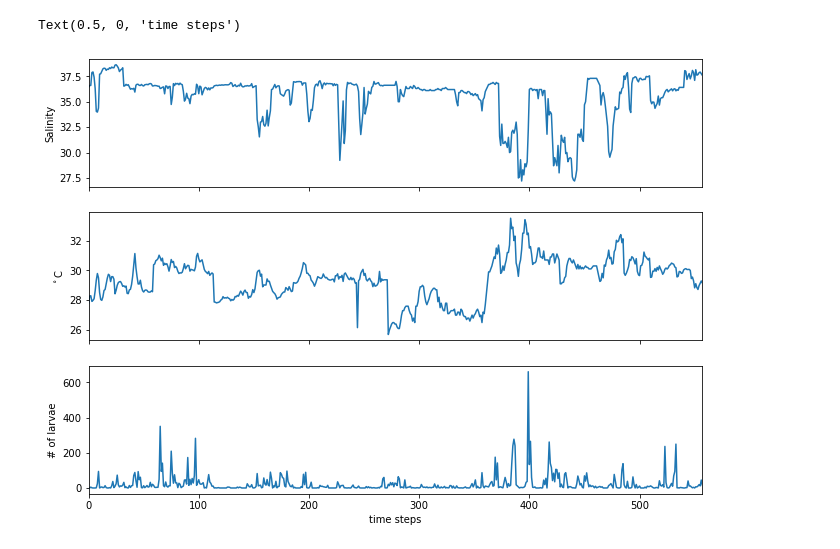
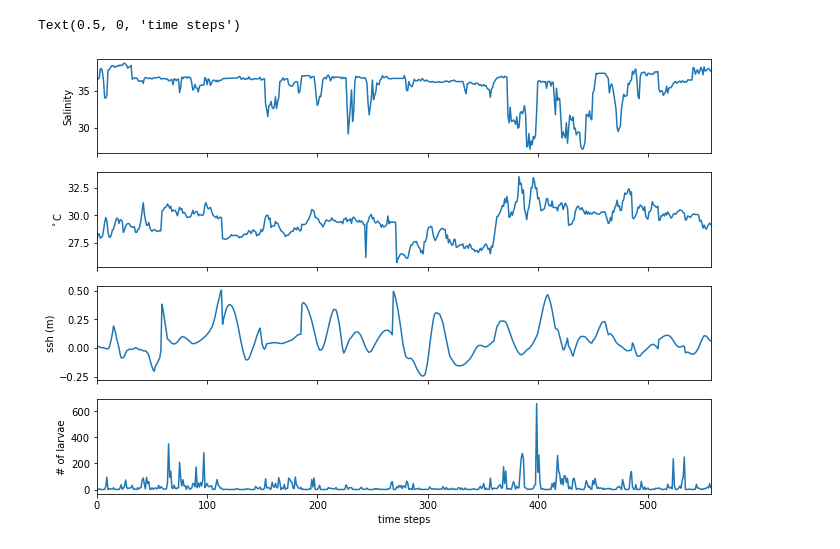
Before and after one commit to mf99274/ohw19-project-CMIP6-larvae-ML, a Jupyter notebook: pdData_v3.ipynb, the cells around one changed output. Cells and saved outputs as stored; diff of their text form; code cells hidden in the pictures.

```diff
--- a/pdData_v3.ipynb
+++ b/pdData_v3.ipynb
@@ -26,7 +26,7 @@ date = date[sal < 40]
 sst = df['SST (°C)'][idx[0][:]].fillna( method ='ffill')
 sst = sst[sal < 40]
 ssh = df['SSHA (cm)'][idx[0][:]].fillna( method ='ffill')
-ssh = ssh[sal < 40]
+ssh = ssh[sal < 40]/100
 
 tunaLarvae = tunaLarvae[sal < 40]
 tuna = np.zeros((tunaLarvae.shape[0],1))
@@ -39,18 +39,19 @@ Var_b[:,0] = sst
 Var_b[:,1] = ssh
 Var_b[:,2] = sal
 # %%
-fig, (ax0, ax1, ax2) = plt.subplots(
+fig, (ax0, ax1, ax2, ax3) = plt.subplots(
     figsize=(11, 8),
-    nrows=3,
+    nrows=4,
     sharex=True,
 )
 
 sal.plot(ax=ax0);ax0.set_ylabel('Salinity')
 sst.plot(ax=ax1);ax1.set_ylabel('$^\circ$C')
-tunaLarvae.plot(ax=ax2);ax2.set_ylabel('# of larvae');ax2.set_xlabel('time steps')
+ssh.plot(ax=ax2);ax2.set_ylabel('ssh (m)')
+tunaLarvae.plot(ax=ax3);ax3.set_ylabel('# of larvae');ax3.set_xlabel('time steps')
 # %% [output]
 Text(0.5, 0, 'time steps')
-[figure, old version]
+[figure, new version]
 # %%
 #%conda install bottleneck
 import bottleneck as bn
```
Also changed, not shown: parts of 18 cells of this notebook.
